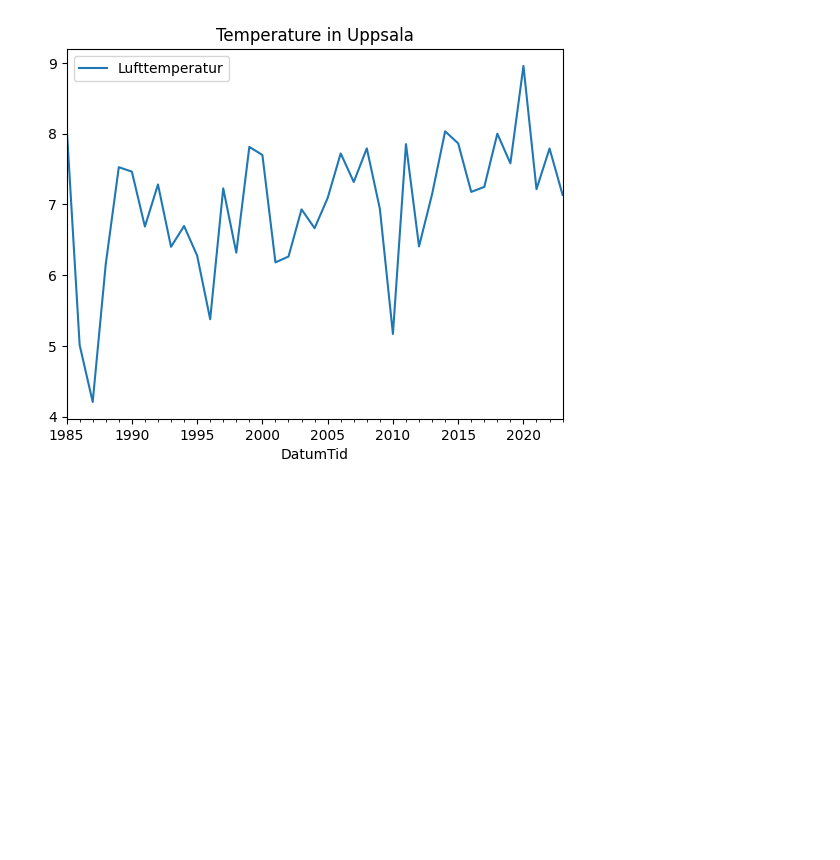
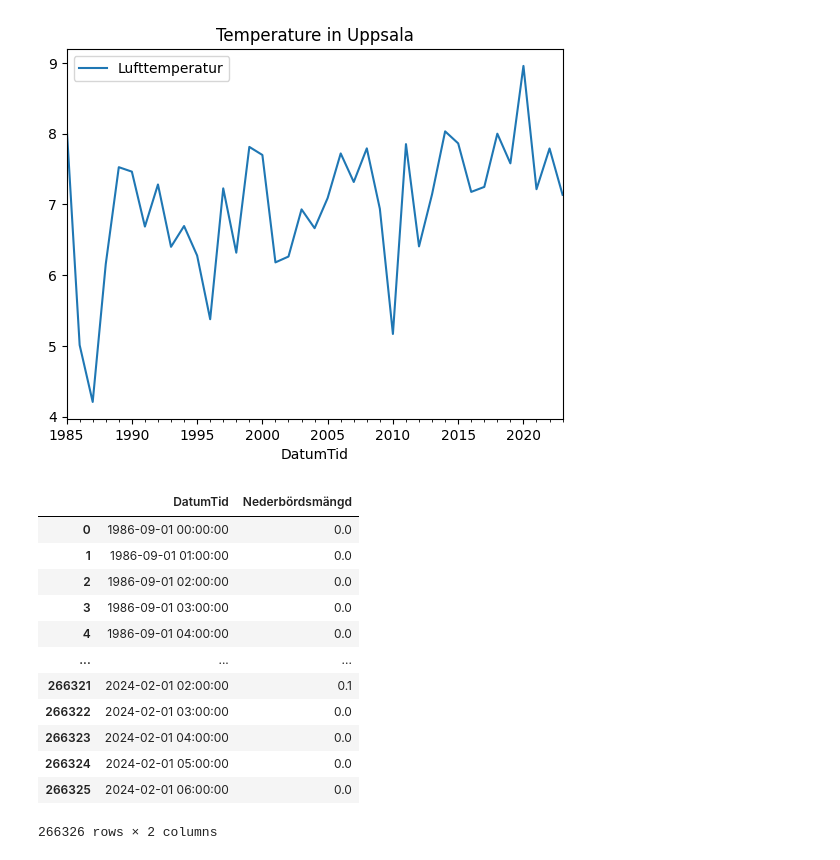
Before and after one commit to stiven88c/big-data-playground, a Jupyter notebook: project.ipynb, the cells around one changed output. Cells and saved outputs as stored; diff of their text form; code cells hidden in the pictures; blank space fills up the shorter version.

```diff
--- a/project.ipynb
+++ b/project.ipynb
@@ -130,3 +130,25 @@ data[data['DatumTid'] < '2024'].resample('YE', on='DatumTid').mean().plot(y='Luf
 # %% [output]
 <Axes: title={'center': 'Temperature in Uppsala'}, xlabel='DatumTid'>
 [figure]
+# %%
+df_precip = pd.read_csv(DATA_DIR + 'precip-uppsala.csv', sep=";", skiprows=10)
+
+df_precip['DatumTid'] = df_precip['Datum'] + ' ' + df_precip['Tid (UTC)']
+df_precip['DatumTid'] = pd.to_datetime(df_precip['DatumTid'], format='%Y-%m-%d %H:%M:%S')
+df_precip = df_precip[['DatumTid', 'Nederbördsmängd']]
+
+df_precip
+# %% [output]
+|  | DatumTid | Nederbördsmängd |
+| 0 | 1986-09-01 00:00:00 | 0.0 |
+| 1 | 1986-09-01 01:00:00 | 0.0 |
+| 2 | 1986-09-01 02:00:00 | 0.0 |
+| 3 | 1986-09-01 03:00:00 | 0.0 |
+| 4 | 1986-09-01 04:00:00 | 0.0 |
+| ... | ... | ... |
+| 266321 | 2024-02-01 02:00:00 | 0.1 |
+| 266322 | 2024-02-01 03:00:00 | 0.0 |
+| 266323 | 2024-02-01 04:00:00 | 0.0 |
+| 266324 | 2024-02-01 05:00:00 | 0.0 |
+| 266325 | 2024-02-01 06:00:00 | 0.0 |
+266326 rows × 2 columns
```
Also changed, not shown: parts of 7 cells of this notebook.
